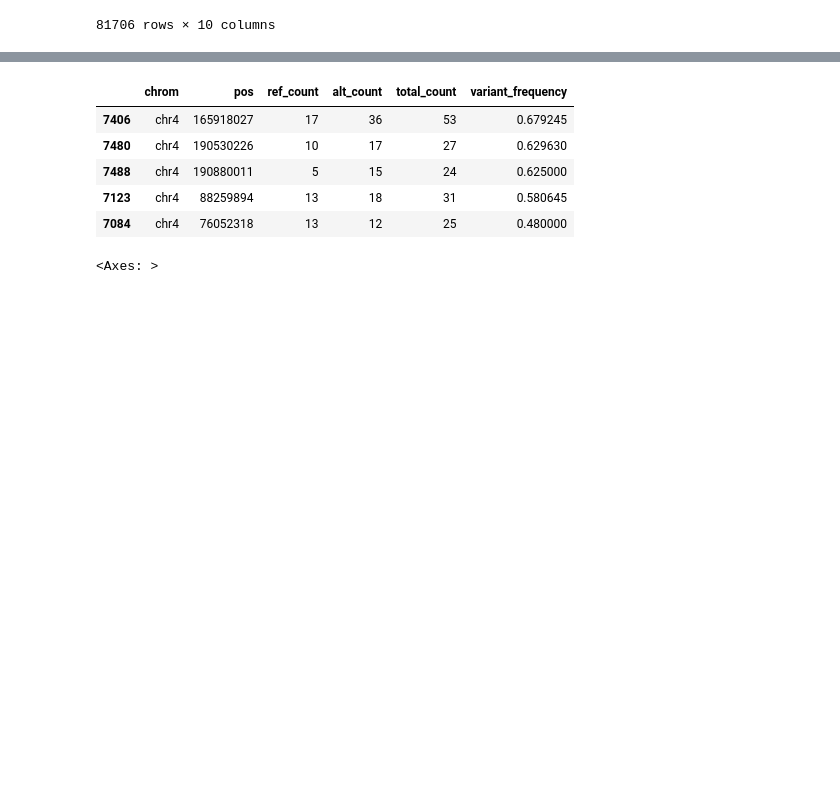
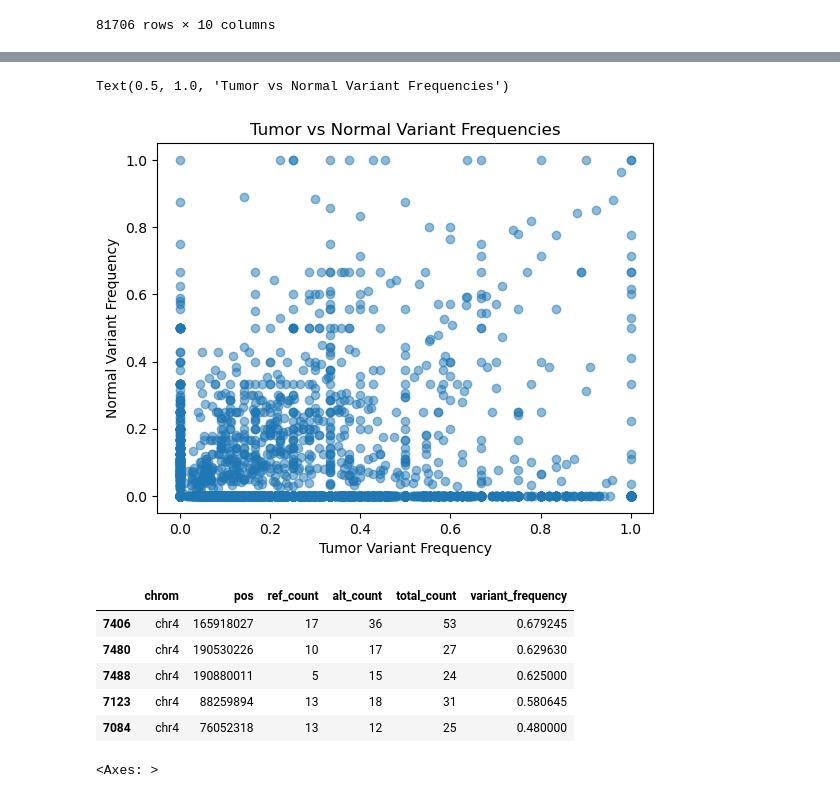
Before and after one commit to nissimranade/Multinomial_EM, a Jupyter notebook: notebooks/tumor_specific_variant_analysis.ipynb, the cells around one changed output, grey strips where cells are left out. Cells and saved outputs as stored; diff of their text form; code cells hidden in the pictures; blank space fills up the shorter version.

```diff
--- a/notebooks/tumor_specific_variant_analysis.ipynb
+++ b/notebooks/tumor_specific_variant_analysis.ipynb
@@ -268,0 +317,5 @@ tumor_variant_summary.head()
+# %%
+#merge tumor and normal variant summaries
+merged_variant_summary = tumor_variant_summary.merge(normal_variant_summary, on=["chrom", "pos"], suffixes=("_tumor", "_normal"))
+# %%
+merged_variant_summary.dropna(inplace=True)
@@ -268,0 +324,2 @@ tumor_variant_summary.head()
+# %%
+merged_variant_summary["total"] = merged_variant_summary["total_count_tumor"] + merged_variant_summary["total_count_normal"]
@@ -269,3 +328,14 @@ tumor_variant_summary.head()
+# %%
+
+merged_variant_summary = merged_variant_summary[merged_variant_summary["total"] >= 10]
+# %%
+plt.scatter(merged_variant_summary['variant_frequency_tumor'], merged_variant_summary['variant_frequency_normal'], alpha = 0.5)
+plt.xlabel("Tumor Variant Frequency")
+plt.ylabel("Normal Variant Frequency")
+plt.title("Tumor vs Normal Variant Frequencies")
+# %% [output]
+Text(0.5, 1.0, 'Tumor vs Normal Variant Frequencies')
+[figure, added]
 # %%
 high = tumor_variant_summary[tumor_variant_summary["total_count"] > 20]
 # %%
```
Also changed, not shown: parts of 9 cells of this notebook.
